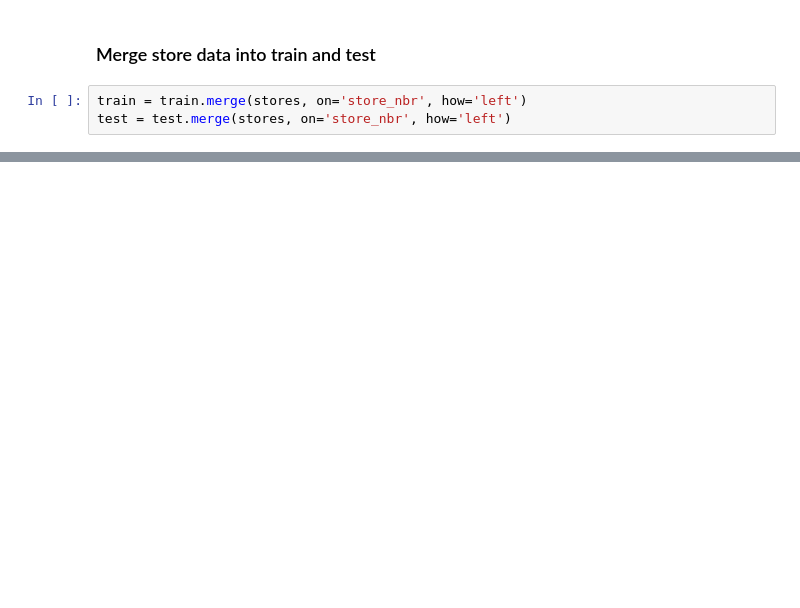
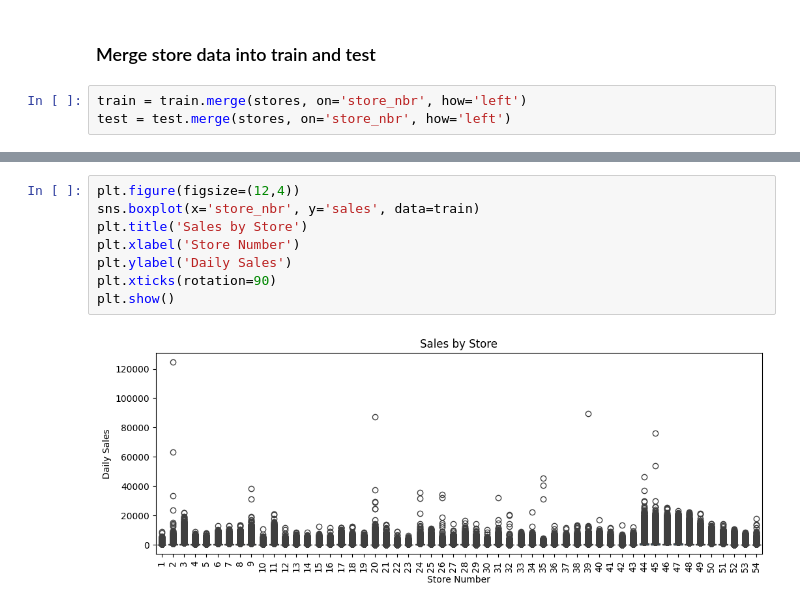
Before and after one commit to JQK1806/store-sales-time-series-forecasting, a Jupyter notebook: notebooks/main.ipynb, the cells around one changed output, grey strips where cells are left out. Saved outputs shown, nothing was run; the diff lists cells and outputs as text; blank space fills up the shorter version.

```diff
--- a/notebooks/main.ipynb
+++ b/notebooks/main.ipynb
@@ -115,0 +134,10 @@ test = test.merge(stores, on='store_nbr', how='left')
+# %%
+plt.figure(figsize=(12,4))
+sns.boxplot(x='store_nbr', y='sales', data=train)
+plt.title('Sales by Store')
+plt.xlabel('Store Number')
+plt.ylabel('Daily Sales')
+plt.xticks(rotation=90)
+plt.show()
+# %% [output]
+[figure, added]
```
Also changed, not shown: parts of 6 cells of this notebook.
